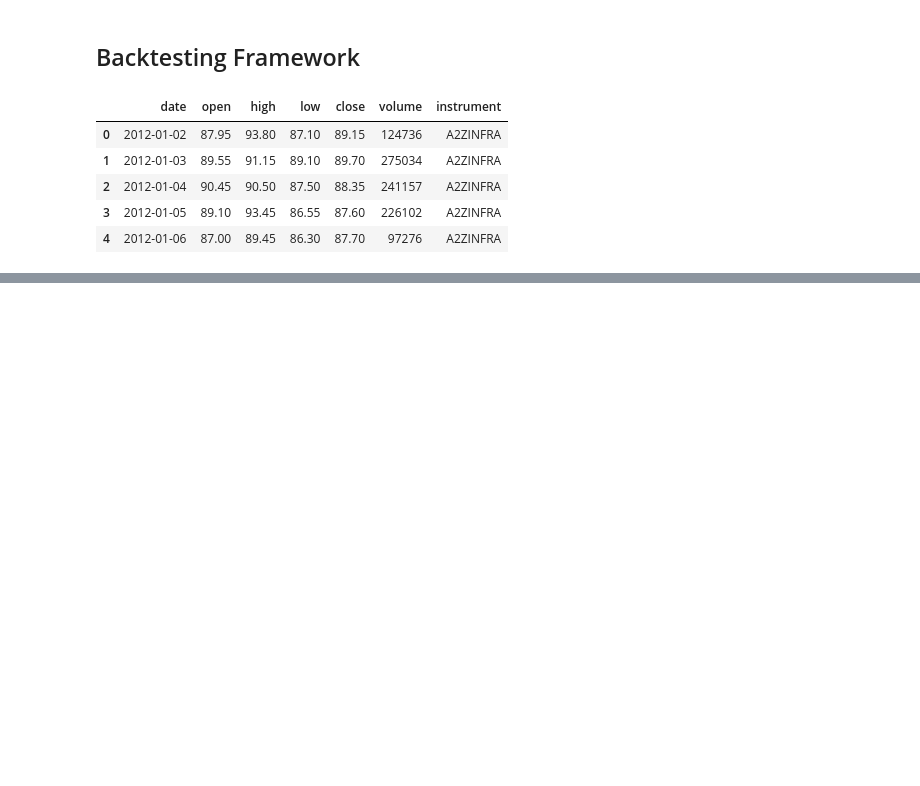
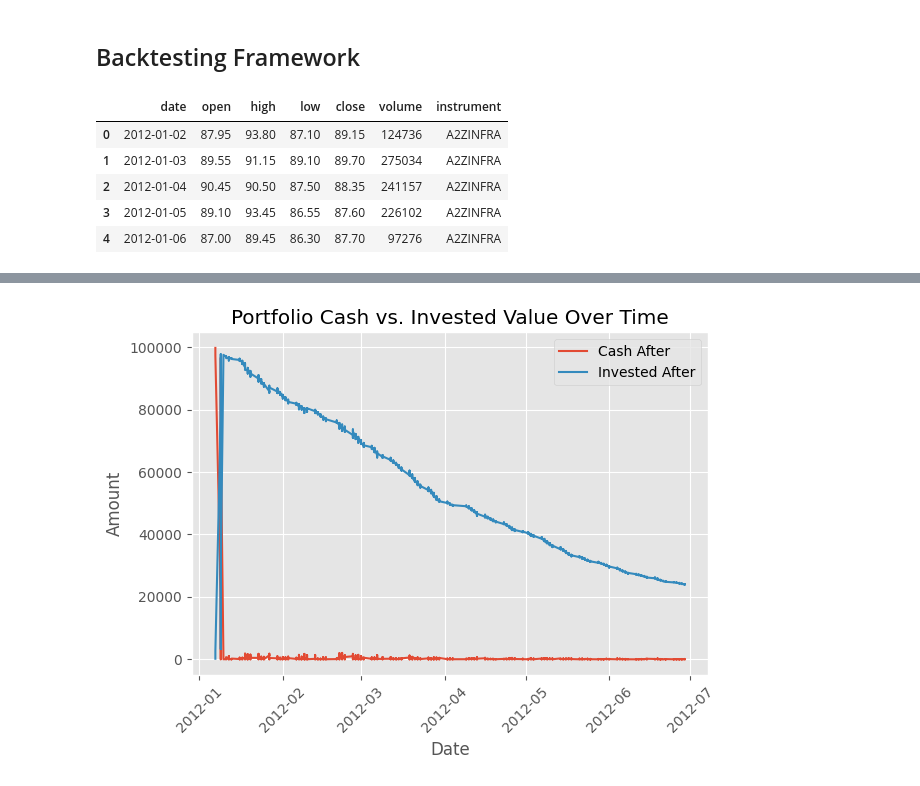
Before and after one commit to theaftaab/TradeReplay, a Jupyter notebook: Playground.ipynb, the cells around one changed output, grey strips where cells are left out. Drawn from its saved outputs; the diff is of its cells as text; code cells hidden in the pictures; blank space fills up the shorter version.

```diff
--- a/Playground.ipynb
+++ b/Playground.ipynb
@@ -99,0 +133,20 @@ Final portfolio value: -14.244225000053738
+# %%
+import matplotlib.pyplot as plt
+
+# 1. Ensure your date column is datetime and sort
+df['date'] = pd.to_datetime(df['date'])
+df = df.sort_values('date')
+
+# 2. Plot cash and invested over time
+plt.figure()
+plt.plot(df['date'], df['cash_after'], label='Cash After')
+plt.plot(df['date'], df['invested_after'], label='Invested After')
+plt.xlabel('Date')
+plt.ylabel('Amount')
+plt.legend()
+plt.title('Portfolio Cash vs. Invested Value Over Time')
+plt.xticks(rotation=45)
+plt.tight_layout()
+plt.show()
+# %% [output]
+[figure, added]
```
Also changed, not shown: parts of 6 cells of this notebook, 3 other files.
